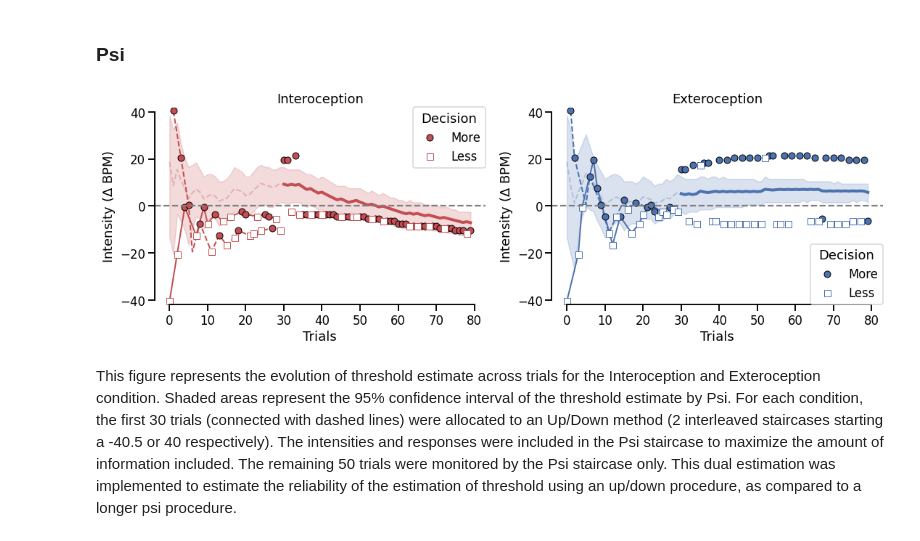
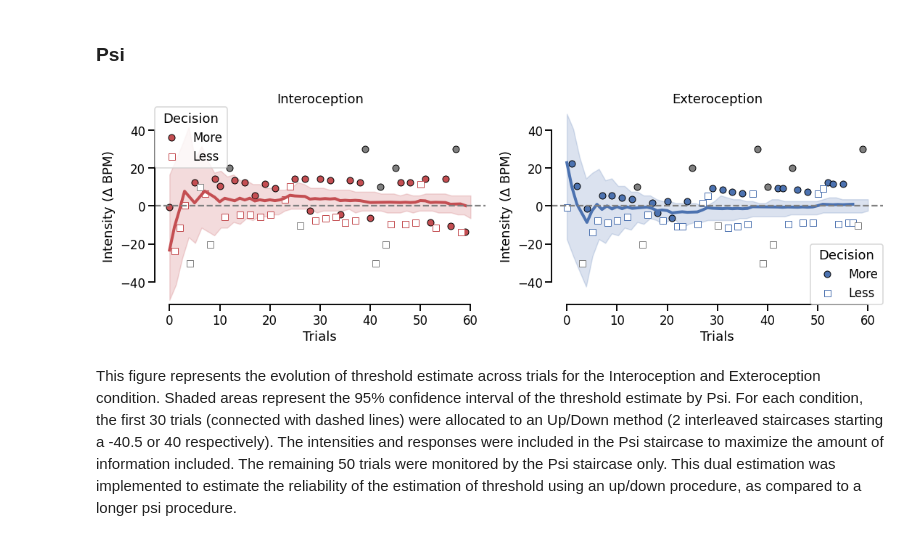
Before and after one commit to embodied-computation-group/CardioceptionPaper, a Jupyter notebook: code/HeartRateDiscrimination.ipynb, the cells around one changed output. Cells and saved outputs as stored; diff of their text form; code cells hidden in the pictures.

```diff
--- a/code/HeartRateDiscrimination.ipynb
+++ b/code/HeartRateDiscrimination.ipynb
@@ -26,8 +26,8 @@ The target directory is defined by the `path` variable and should include the fo
 # %%
 path = "C:/Users/au646069/ECG/1_VPN_aux/"
 outputPath = "C:/Users/au646069/github/CardioceptionPaper/data/raw/"
-subject = "sub_0076"
-session = "Del1"
+subject = "sub_0194"
+session = "Del2"
 # %%
 if session == 'Del1':
     resultsFiles = os.listdir(os.path.join(path, f"{subject}/HRD"))
@@ -35,9 +35,11 @@ if session == 'Del1':
     df = pd.read_csv(os.path.join(path, subject, 'HRD', [file for file in resultsFiles if file.endswith('final.txt')][0]))
 
     # History of posteriors distribution
-    interoPost = np.load(os.path.join(path, subject, 'HRD', [file for file in resultsFiles if file.endswith('Intero_posterior.npy')][0]))
-    exteroPost = np.load(os.path.join(path, subject, 'HRD', [file for file in resultsFiles if file.endswith('Extero_posterior.npy')][0]))
-
+    try:
+        interoPost = np.load(os.path.join(path, subject, 'HRD', [file for file in resultsFiles if file.endswith('Intero_posterior.npy')][0]))
+        exteroPost = np.load(os.path.join(path, subject, 'HRD', [file for file in resultsFiles if file.endswith('Extero_posterior.npy')][0]))
+    except:
+        interoPost, exteroPost = None, None
     # PPG signal
     signal_df = pd.read_csv(os.path.join(path, subject, 'HRD', [file for file in resultsFiles if file.endswith('signal.txt')][0]))
     signal_df['Time'] = np.arange(0, len(signal_df))/1000 # Create time vector
@@ -47,8 +49,11 @@ elif session == 'Del2':
     df = pd.read_csv(os.path.join(path, subject, 'HRD_del2', [file for file in resultsFiles if file.endswith('final.txt')][0]))
 
     # History of posteriors distribution
-    interoPost = np.load(os.path.join(path, subject, 'HRD_del2', [file for file in resultsFiles if file.endswith('Intero_posterior.npy')][0]))
-    exteroPost = np.load(os.path.join(path, subject, 'HRD_del2', [file for file in resultsFiles if file.endswith('Extero_posterior.npy')][0]))
+    try:
+        interoPost = np.load(os.path.join(path, subject, 'HRD_del2', [file for file in resultsFiles if file.endswith('Intero_posterior.npy')][0]))
+        exteroPost = np.load(os.path.join(path, subject, 'HRD_del2', [file for file in resultsFiles if file.endswith('Extero_posterior.npy')][0]))
+    except:
+        interoPost, exteroPost = None, None
 
     # PPG signal
     signal_df = pd.read_csv(os.path.join(path, subject, 'HRD_del2', [file for file in resultsFiles if file.endswith('signal.txt')][0]))
@@ -158,23 +163,26 @@ if sum(df.TrialType == 'psi') > 0:
         return np.where(np.cumsum(x) / np.sum(x) > .025)[0][0], \
                np.where(np.cumsum(x) / np.sum(x) < .975)[0][-1]
 
-    for i, stair, col in zip([0, 1], [interoPost, exteroPost], ['#c44e52', '#4c72b0']):
-        ciUp, ciLow = [], []
-        for t in range(stair.shape[0]):
-            up, low = ci(stair.mean(2)[t])
-            rg = np.arange(-40.5, 40.5) if session == 'Del1' else np.arange(-50.5, 50.5)
-            ciUp.append(rg[up])
-            ciLow.append(rg[low])
-        if session == 'Del1':
-            axs[i].fill_between(x=np.arange(len(ciLow)),
-                                y1=ciLow,
-                                y2=ciUp,
-                                color=col, alpha=.2)
-        elif session == 'Del2':
-            axs[i].fill_between(x=np.linspace(0, len(this_df), len(ciUp)),
-                                y1=ciLow,
-                                y2=ciUp,
-                                color=col, alpha=.2)
+    try:
+        for i, stair, col in zip([0, 1], [interoPost, exteroPost], ['#c44e52', '#4c72b0']):
+            ciUp, ciLow = [], []
+            for t in range(stair.shape[0]):
+                up, low = ci(stair.mean(2)[t])
+                rg = np.arange(-40.5, 40.5) if session == 'Del1' else np.arange(-50.5, 50.5)
+                ciUp.append(rg[up])
+                ciLow.append(rg[low])
+            if session == 'Del1':
+                axs[i].fill_between(x=np.arange(len(ciLow)),
+                                    y1=ciLow,
+                                    y2=ciUp,
+                                    color=col, alpha=.2)
+            elif session == 'Del2':
+                axs[i].fill_between(x=np.linspace(0, len(this_df), len(ciUp)),
+                                    y1=ciLow,
+                                    y2=ciUp,
+                                    color=col, alpha=.2)
+    except:
+        pass
 
 
     # Staircase traces
@@ -194,34 +202,34 @@ if sum(df.TrialType == 'psi') > 0:
         elif session == 'Del2':
             # Use different colors for psi and catch trials
             for trialCond, pointCol in zip(['psi', 'psiCatchTrial'], [col, 'gray']):
                 axs[i].plot(np.arange(0, len(this_df))[(this_df.Decision == 'More') & (this_df.TrialType == trialCond)],
                             this_df.Alpha[(this_df.Decision == 'More') & (this_df.TrialType == trialCond)],
                             pointCol, marker='o', linestyle='', markeredgecolor='k', label=cond)
                 axs[i].plot(np.arange(0, len(this_df))[(this_df.Decision == 'Less') & (this_df.TrialType == trialCond)],
                             this_df.Alpha[(this_df.Decision == 'Less') & (this_df.TrialType == trialCond)],
                             'w', marker='s', linestyle='', markeredgecolor=pointCol, label=cond)
 
         # Trheshold estimate
         if session == 'Del1':
             axs[i].plot(np.arange(sum(this_df.StairCond != 'psi'), len(this_df)), this_df[this_df.StairCond == 'psi'].EstimatedThreshold, linestyle='-', color=col, linewidth=4)
             axs[i].plot(np.arange(0, sum(this_df.StairCond != 'psi')), this_df[this_df.StairCond != 'psi'].EstimatedThreshold, linestyle='--', color=col, linewidth=2, alpha=.3)
         elif session == 'Del2':
             # Psi trials
             axs[i].plot(np.arange(len(this_df))[this_df.TrialType=='psi'],
                         this_df[this_df.TrialType=='psi'].EstimatedThreshold, linestyle='-', color=col, linewidth=4)
 
         axs[i].axhline(y=0, linestyle='--', color = 'gray')
         handles, labels = axs[i].get_legend_handles_labels()
         axs[i].legend(handles[0:2], ['More', 'Less'], borderaxespad=0., title='Decision')
         axs[i].set_ylabel('Intensity ($\Delta$ BPM)')
         axs[i].set_xlabel('Trials')
         lim = 42 if session=='Del1' else 52
         axs[i].set_ylim(-lim, lim)
         axs[i].set_title(cond+'ception')
         sns.despine(trim=10, ax=axs[i])
         plt.gcf()
 # %% [output]
-[figure, old version]
+[figure, new version]
 # %% [markdown]
 This figure represents the evolution of threshold estimate across trials for the Interoception and Exteroception condition. Shaded areas represent the 95% confidence interval of the threshold estimate by Psi. For each condition, the first 30 trials (connected with dashed lines) were allocated to an Up/Down method (2 interleaved staircases starting a -40.5 or 40 respectively). The intensities and responses were included in the Psi staircase to maximize the amount of information included. The remaining 50 trials were monitored by the Psi staircase only. This dual estimation was implemented to estimate the reliability of the estimation of threshold using an up/down procedure, as compared to a longer psi procedure.
 # %% [markdown]
```
Also changed, not shown: parts of 9 cells of this notebook, 2 other files.
